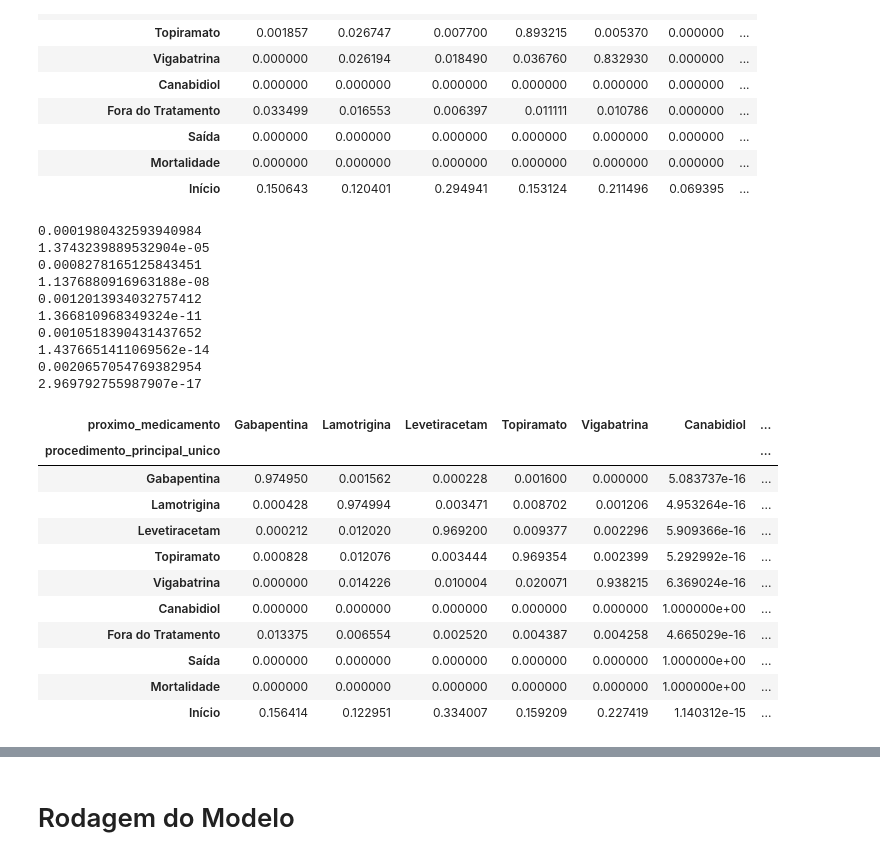
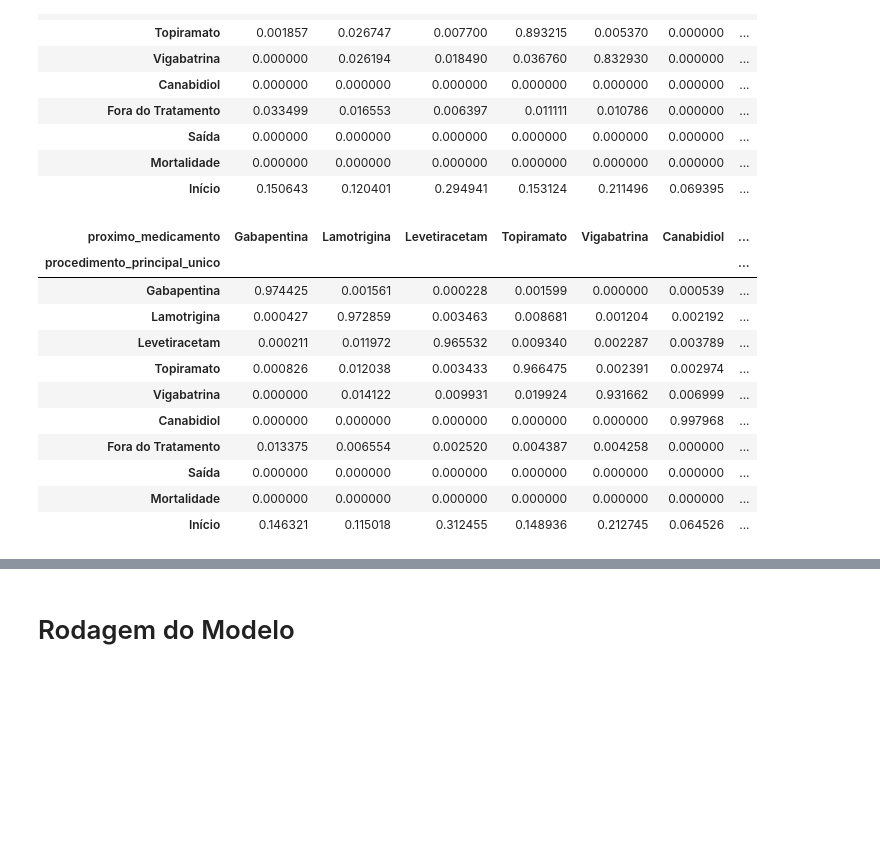
Before and after one commit to TiamatCod3/tcc-canabidiol, a Jupyter notebook: Notebooks/Normalizacoes e Modelos.ipynb, the cells around one changed output, grey strips where cells are left out. Saved outputs shown, nothing was run; the diff lists cells and outputs as text; code cells hidden in the pictures; blank space fills up the shorter version.

Commit message:
matriz ajustada e finalizada

```diff
--- a/Notebooks/Normalizacoes e Modelos.ipynb
+++ b/Notebooks/Normalizacoes e Modelos.ipynb
@@ -1062,53 +1062,46 @@ matriz_transicao_estados
 # %%
 def ajustar_matriz(matriz_transicao_estados, p_canabidiol, tipo = "Modelo"):
   tratamentos = ["Gabapentina",	"Lamotrigina",	"Levetiracetam",	"Topiramato",	"Vigabatrina"]
   matriz_transicao = matriz_transicao_estados.copy()
   matriz_transicao["Início"] = 0
 
   if tipo == "Inicial":
-    matriz_transicao = matriz_transicao.applymap(lambda x: ajustar_probabilidade(x, 40, 1))
-    # refatorar_trimestral = partial(ajustar_probabilidade, 40, 1)
-    # matriz_transicao.applymap(refatorar_trimestral)
+    matriz_transicao = matriz_transicao.map(lambda x: ajustar_probabilidade(x, 40, 1))
   for tratamento in tratamentos:
     # print(sum(matriz_transicao.loc[tratamento, [x for x in tratamentos if x != tratamento]]))
     p_tratamentos = sum(matriz_transicao.loc[tratamento, [x for x in tratamentos if x != tratamento]])
-    print(p_tratamentos)
-    p_canabidiol = p_canabidiol * p_tratamentos
-    matriz_transicao.loc[tratamento, [x for x in tratamentos if x != tratamento]] *= 1 - p_canabidiol
-    print(p_canabidiol)
-
+    # print(p_tratamentos)
+    p_canabidiol_ajustado = p_canabidiol * p_tratamentos
+    matriz_transicao.loc[tratamento, [x for x in tratamentos if x != tratamento]] *= 1 - p_canabidiol_ajustado
+    matriz_transicao.loc[tratamento, "Canabidiol"] = p_canabidiol_ajustado
+    # print(p_canabidiol_ajustado)
+  # print(matriz_transicao)
   # matriz_transicao.loc[:, matriz_transicao.columns != "Canabidiol"] *= 1 - p_canabidiol
 
-
-  matriz_transicao["Canabidiol"] = p_canabidiol
+  matriz_transicao.loc["Canabidiol", "Canabidiol"] = 1 - ajustar_probabilidade(p_mortalidade, 40 , 1)
+  matriz_transicao.loc["Canabidiol", "Mortalidade"] = ajustar_probabilidade(p_mortalidade, 40 , 1)
+  matriz_transicao.loc["Saída", "Saída"] = 1
+  matriz_transicao.loc["Mortalidade", "Mortalidade"] = 1
+  # matriz_transicao["Canabidiol"] = p_canabidiol
   # matriz_transicao["Canabidiol"] = 0
 
   matriz_transicao = matriz_transicao.div(matriz_transicao.sum(axis=1), axis=0)
-  # matriz_transicao.applymap(lambda x: ajustar_probabilidade(x, 40, 1))
+
+
   return matriz_transicao
 
-matriz_transicao_estados_nova = ajustar_matriz(matriz_transicao_estados, p_canabidiol_ajustado, "Inicial")
-matriz_transicao_estados_nova
+matriz_transicao_estados = ajustar_matriz(matriz_transicao_estados, p_canabidiol_ajustado, "Inicial")
+matriz_transicao_estados
 # %% [output]
-0.0001980432593940984
-1.3743239889532904e-05
-0.0008278165125843451
-1.1376880916963188e-08
-0.0012013934032757412
-1.366810968349324e-11
-0.0010518390431437652
-1.4376651411069562e-14
-0.0020657054769382954
-2.969792755987907e-17
 | proximo_medicamento | Gabapentina | Lamotrigina | Levetiracetam | Topiramato | Vigabatrina | Canabidiol | ... |
 | procedimento_principal_unico |  |  |  |  |  |  | ... |
-| Gabapentina | 0.974950 | 0.001562 | 0.000228 | 0.001600 | 0.000000 | 5.083737e-16 | ... |
-| Lamotrigina | 0.000428 | 0.974994 | 0.003471 | 0.008702 | 0.001206 | 4.953264e-16 | ... |
-| Levetiracetam | 0.000212 | 0.012020 | 0.969200 | 0.009377 | 0.002296 | 5.909366e-16 | ... |
-| Topiramato | 0.000828 | 0.012076 | 0.003444 | 0.969354 | 0.002399 | 5.292992e-16 | ... |
-| Vigabatrina | 0.000000 | 0.014226 | 0.010004 | 0.020071 | 0.938215 | 6.369024e-16 | ... |
-| Canabidiol | 0.000000 | 0.000000 | 0.000000 | 0.000000 | 0.000000 | 1.000000e+00 | ... |
-| Fora do Tratamento | 0.013375 | 0.006554 | 0.002520 | 0.004387 | 0.004258 | 4.665029e-16 | ... |
-| Saída | 0.000000 | 0.000000 | 0.000000 | 0.000000 | 0.000000 | 1.000000e+00 | ... |
-| Mortalidade | 0.000000 | 0.000000 | 0.000000 | 0.000000 | 0.000000 | 1.000000e+00 | ... |
-| Início | 0.156414 | 0.122951 | 0.334007 | 0.159209 | 0.227419 | 1.140312e-15 | ... |
+| Gabapentina | 0.974425 | 0.001561 | 0.000228 | 0.001599 | 0.000000 | 0.000539 | ... |
+| Lamotrigina | 0.000427 | 0.972859 | 0.003463 | 0.008681 | 0.001204 | 0.002192 | ... |
+| Levetiracetam | 0.000211 | 0.011972 | 0.965532 | 0.009340 | 0.002287 | 0.003789 | ... |
+| Topiramato | 0.000826 | 0.012038 | 0.003433 | 0.966475 | 0.002391 | 0.002974 | ... |
+| Vigabatrina | 0.000000 | 0.014122 | 0.009931 | 0.019924 | 0.931662 | 0.006999 | ... |
+| Canabidiol | 0.000000 | 0.000000 | 0.000000 | 0.000000 | 0.000000 | 0.997968 | ... |
+| Fora do Tratamento | 0.013375 | 0.006554 | 0.002520 | 0.004387 | 0.004258 | 0.000000 | ... |
+| Saída | 0.000000 | 0.000000 | 0.000000 | 0.000000 | 0.000000 | 0.000000 | ... |
+| Mortalidade | 0.000000 | 0.000000 | 0.000000 | 0.000000 | 0.000000 | 0.000000 | ... |
+| Início | 0.146321 | 0.115018 | 0.312455 | 0.148936 | 0.212745 | 0.064526 | ... |
```
Also changed, not shown: parts of 17 cells of this notebook.
